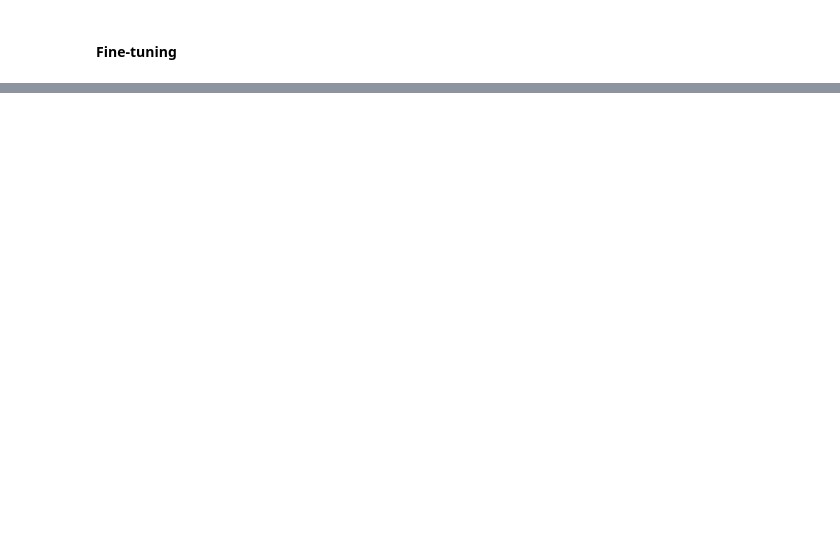
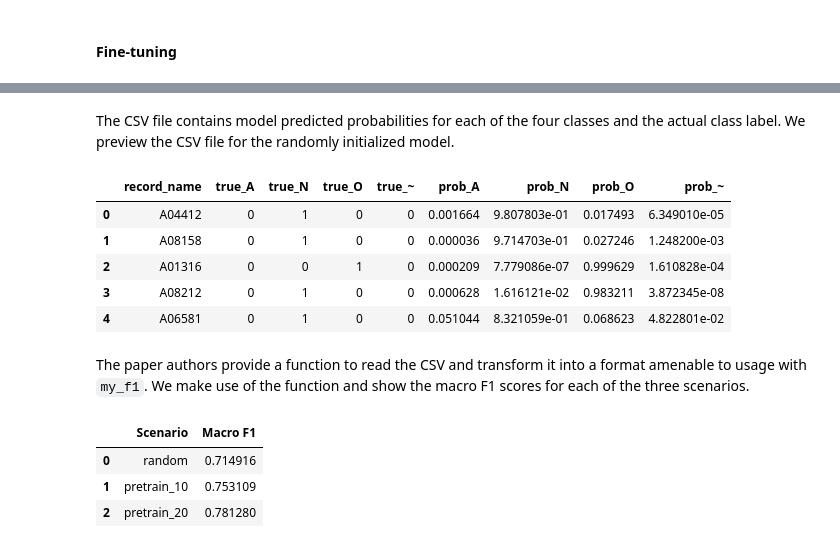
Before and after one commit to myles-i/DLH_TransferLearning, a Jupyter notebook: report/DL4H_Team_1_draft.ipynb, the cells around one changed output, grey strips where cells are left out. Saved outputs shown, nothing was run; the diff lists cells and outputs as text; code cells hidden in the pictures; blank space fills up the shorter version.

```diff
--- a/report/DL4H_Team_1_draft.ipynb
+++ b/report/DL4H_Team_1_draft.ipynb
@@ -500,0 +576,14 @@ The model chose for the ablation study using spectograms is similar to the origi
+# %% [markdown]
+The CSV file contains model predicted probabilities for each of the four classes and the actual class label. We preview the CSV file for the randomly initialized model.
+# %%
+random_preds = pd.read_csv(JOB_DIR + '/finetune_baseline_65sec/test_predictions.csv')
+random_preds.head()
+# %% [output]
+|  | record_name | true_A | true_N | true_O | true_~ | prob_A | prob_N | prob_O | prob_~ |
+| 0 | A04412 | 0 | 1 | 0 | 0 | 0.001664 | 9.807803e-01 | 0.017493 | 6.349010e-05 |
+| 1 | A08158 | 0 | 1 | 0 | 0 | 0.000036 | 9.714703e-01 | 0.027246 | 1.248200e-03 |
+| 2 | A01316 | 0 | 0 | 1 | 0 | 0.000209 | 7.779086e-07 | 0.999629 | 1.610828e-04 |
+| 3 | A08212 | 0 | 1 | 0 | 0 | 0.000628 | 1.616121e-02 | 0.983211 | 3.872345e-08 |
+| 4 | A06581 | 0 | 1 | 0 | 0 | 0.051044 | 8.321059e-01 | 0.068623 | 4.822801e-02 |
+# %% [markdown]
+The paper authors provide a function to read the CSV and transform it into a format amenable to usage with `my_f1`. We make use of the function and show the macro F1 scores for each of the three scenarios.
@@ -500,0 +602,17 @@ The model chose for the ablation study using spectograms is similar to the origi
+# %%
+test_f1_scores = pd.DataFrame.from_dict(
+    {
+        'random': get_test_f1(test_df_random),
+        'pretrain_10': get_test_f1(test_df_pretrain_10),
+        'pretrain_20': get_test_f1(test_df_pretrain_20),
+    },
+    orient='index',
+    columns=['Macro F1'],
+).reset_index(names='Scenario')
+
+test_f1_scores
+# %% [output]
+|  | Scenario | Macro F1 |
+| 0 | random | 0.714916 |
+| 1 | pretrain_10 | 0.753109 |
+| 2 | pretrain_20 | 0.781280 |
```
Also changed, not shown: parts of 57 cells of this notebook.
